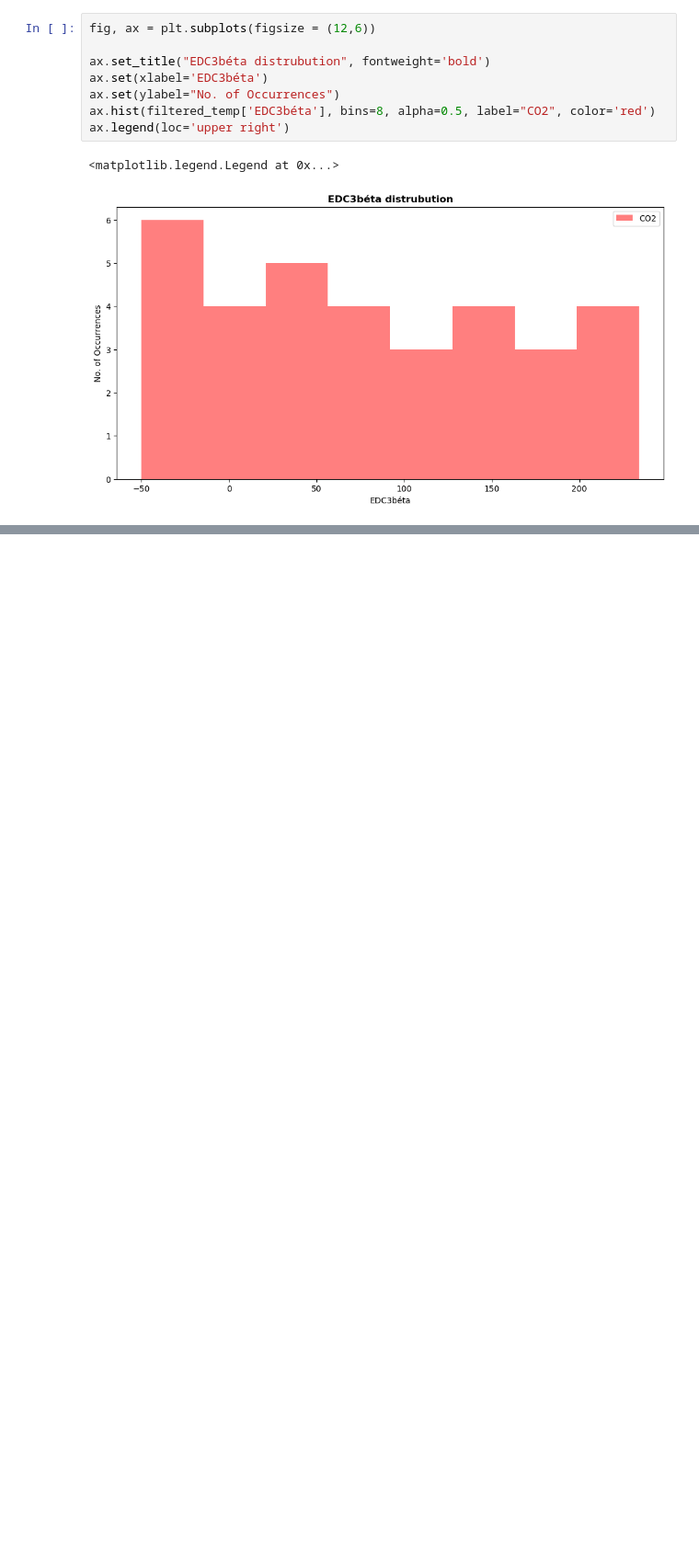
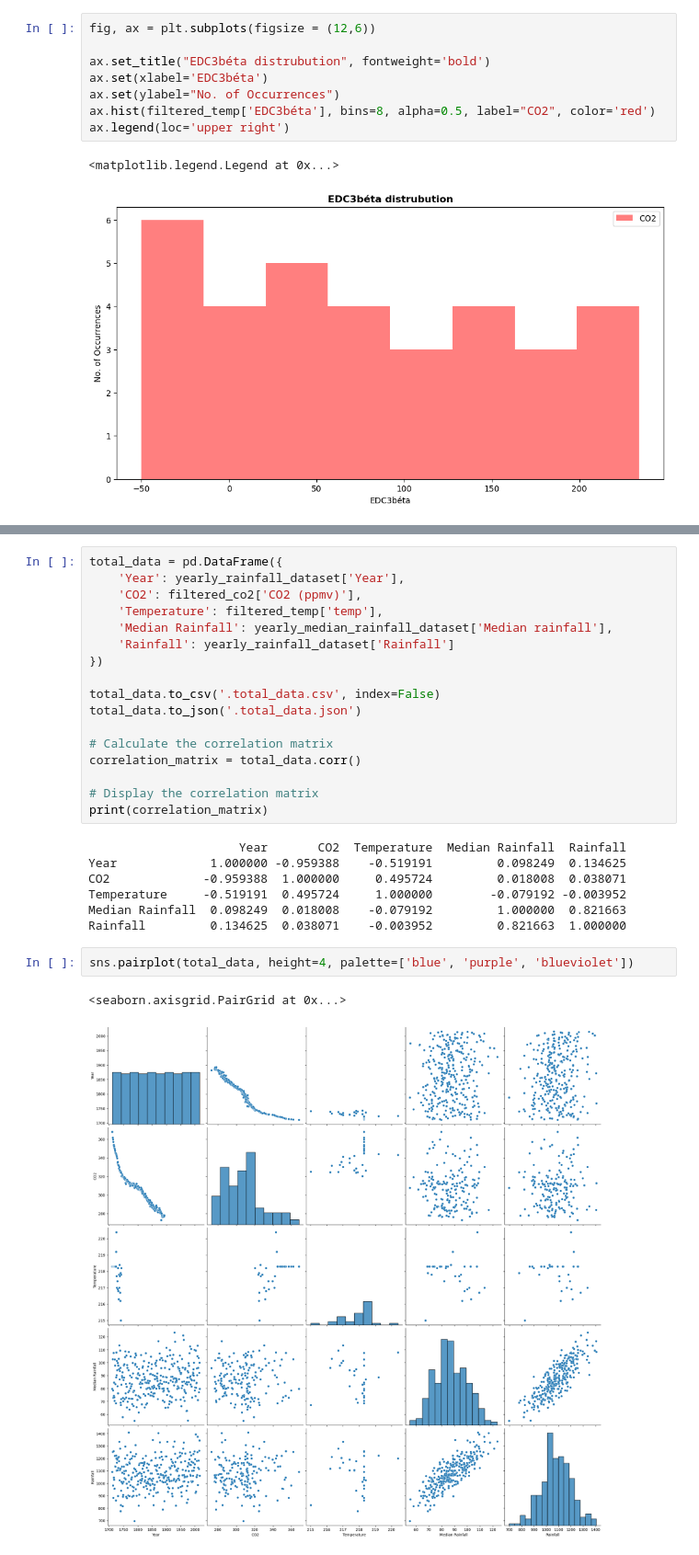
Before and after one commit to keithmmc/pda2, a Jupyter notebook: projecttest.ipynb, the cells around one changed output, grey strips where cells are left out. Shown at 92% size. Drawn from its saved outputs; the diff is of its cells as text; blank space fills up the shorter version.

```diff
--- a/projecttest.ipynb
+++ b/projecttest.ipynb
@@ -422,0 +556,29 @@ ax.legend(loc='upper right')
+# %%
+total_data = pd.DataFrame({
+    'Year': yearly_rainfall_dataset['Year'],
+    'CO2': filtered_co2['CO2 (ppmv)'],
+    'Temperature': filtered_temp['temp'],
+    'Median Rainfall': yearly_median_rainfall_dataset['Median rainfall'],
+    'Rainfall': yearly_rainfall_dataset['Rainfall']
+})
+
+total_data.to_csv('.total_data.csv', index=False)
+total_data.to_json('.total_data.json')
+
+# Calculate the correlation matrix
+correlation_matrix = total_data.corr()
+
+# Display the correlation matrix
+print(correlation_matrix)
+# %% [output]
+                     Year       CO2  Temperature  Median Rainfall  Rainfall
+Year             1.000000 -0.959388    -0.519191         0.098249  0.134625
+CO2             -0.959388  1.000000     0.495724         0.018008  0.038071
+Temperature     -0.519191  0.495724     1.000000        -0.079192 -0.003952
+Median Rainfall  0.098249  0.018008    -0.079192         1.000000  0.821663
+Rainfall         0.134625  0.038071    -0.003952         0.821663  1.000000
+# %%
+sns.pairplot(total_data, height=4, palette=['blue', 'purple', 'blueviolet'])
+# %% [output]
+<seaborn.axisgrid.PairGrid at 0x...>
+[figure, added]
```
Also changed, not shown: parts of 6 cells of this notebook.
